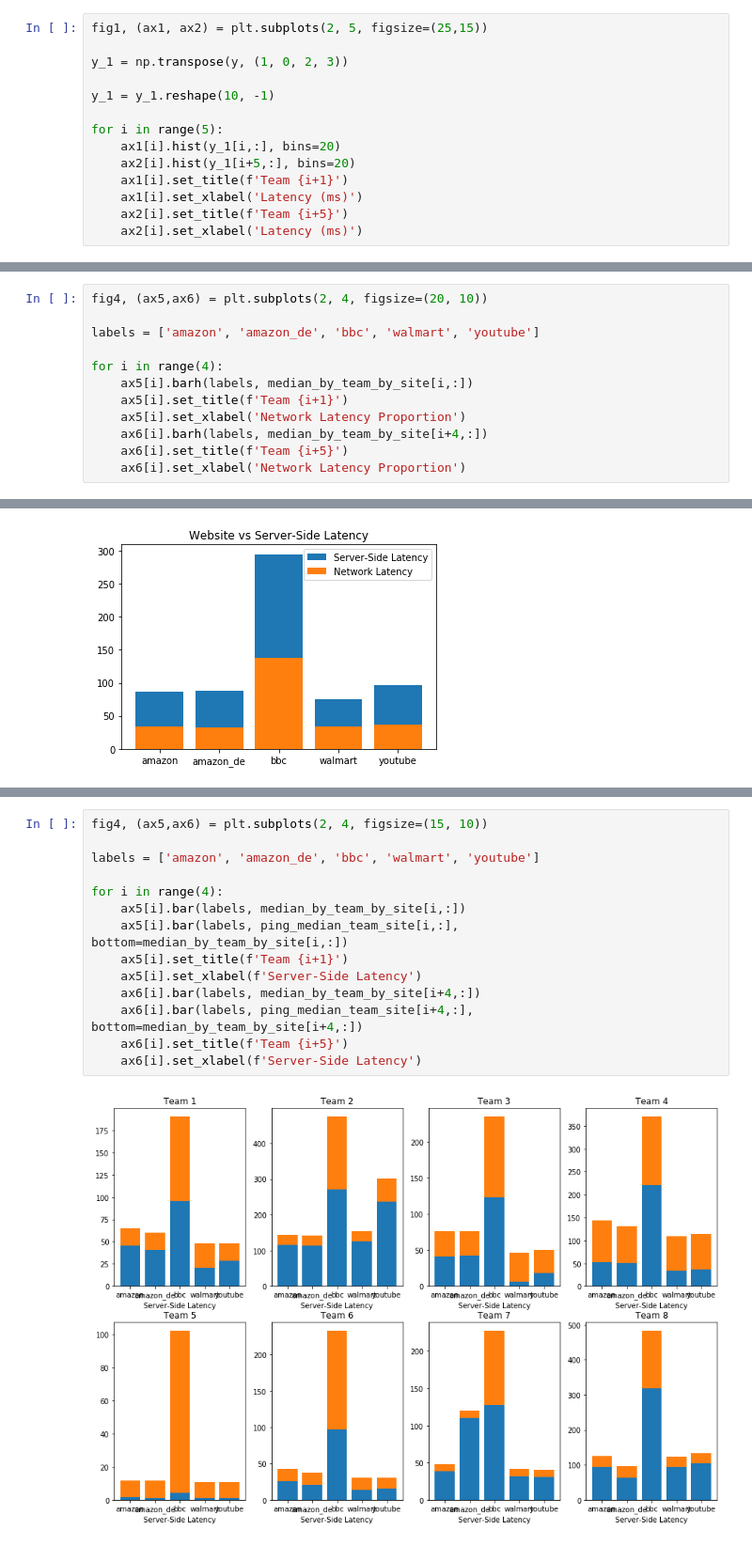
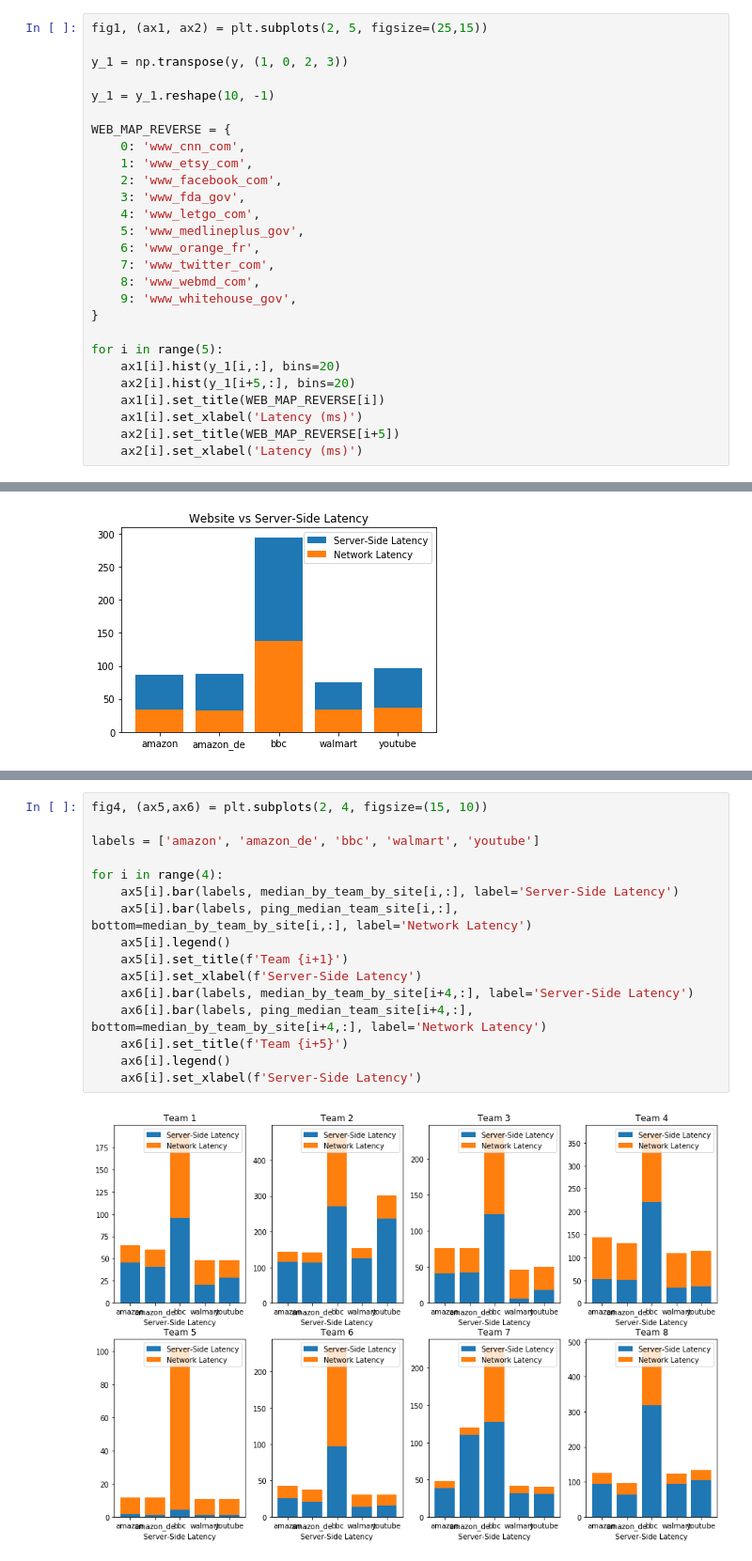
Before and after one commit to jamesliu08/networks_p3, a Jupyter notebook: p3.ipynb, the cells around one changed output, grey strips where cells are left out. Shown at 94% size. Drawn from its saved outputs; the diff is of its cells as text.

```diff
--- a/p3.ipynb
+++ b/p3.ipynb
@@ -144,11 +144,24 @@ y_1 = np.transpose(y, (1, 0, 2, 3))
 
 y_1 = y_1.reshape(10, -1)
 
+WEB_MAP_REVERSE = {
+    0: 'www_cnn_com',
+    1: 'www_etsy_com',
+    2: 'www_facebook_com',
+    3: 'www_fda_gov',
+    4: 'www_letgo_com',
+    5: 'www_medlineplus_gov',
+    6: 'www_orange_fr',
+    7: 'www_twitter_com',
+    8: 'www_webmd_com',
+    9: 'www_whitehouse_gov',
+}
+
 for i in range(5):
     ax1[i].hist(y_1[i,:], bins=20)
     ax2[i].hist(y_1[i+5,:], bins=20)
-    ax1[i].set_title(f'Team {i+1}')
+    ax1[i].set_title(WEB_MAP_REVERSE[i])
     ax1[i].set_xlabel('Latency (ms)')
-    ax2[i].set_title(f'Team {i+5}')
+    ax2[i].set_title(WEB_MAP_REVERSE[i+5])
     ax2[i].set_xlabel('Latency (ms)')
 # %% [output]
@@ -460,12 +470,0 @@ We can also consider the proportion of network latency per website per team. Her
-# %%
-fig4, (ax5,ax6) = plt.subplots(2, 4, figsize=(20, 10))
-
-labels = ['amazon', 'amazon_de', 'bbc', 'walmart', 'youtube']
-
-for i in range(4):
-    ax5[i].barh(labels, median_by_team_by_site[i,:])
-    ax5[i].set_title(f'Team {i+1}')
-    ax5[i].set_xlabel('Network Latency Proportion')
-    ax6[i].barh(labels, median_by_team_by_site[i+4,:])
-    ax6[i].set_title(f'Team {i+5}')
-    ax6[i].set_xlabel('Network Latency Proportion')
@@ -506,18 +503,20 @@ Looking at results by team (Team 5) had insufficient data, we see that this tren
 # %%
 fig4, (ax5,ax6) = plt.subplots(2, 4, figsize=(15, 10))
 
 labels = ['amazon', 'amazon_de', 'bbc', 'walmart', 'youtube']
 
 for i in range(4):
-    ax5[i].bar(labels, median_by_team_by_site[i,:])
-    ax5[i].bar(labels, ping_median_team_site[i,:], bottom=median_by_team_by_site[i,:])
+    ax5[i].bar(labels, median_by_team_by_site[i,:], label='Server-Side Latency')
+    ax5[i].bar(labels, ping_median_team_site[i,:], bottom=median_by_team_by_site[i,:], label='Network Latency')
+    ax5[i].legend()
     ax5[i].set_title(f'Team {i+1}')
     ax5[i].set_xlabel(f'Server-Side Latency')
-    ax6[i].bar(labels, median_by_team_by_site[i+4,:])
-    ax6[i].bar(labels, ping_median_team_site[i+4,:], bottom=median_by_team_by_site[i+4,:])
+    ax6[i].bar(labels, median_by_team_by_site[i+4,:], label='Server-Side Latency')
+    ax6[i].bar(labels, ping_median_team_site[i+4,:], bottom=median_by_team_by_site[i+4,:], label='Network Latency')
     ax6[i].set_title(f'Team {i+5}')
+    ax6[i].legend()
     ax6[i].set_xlabel(f'Server-Side Latency')
 # %% [output]
-[figure, old version]
+[figure, new version]
 # %% [markdown]
 # (Bonus) Question 4: Bottlenecks by Weekday and Weekend
```
Also changed, not shown: parts of 14 cells of this notebook.
